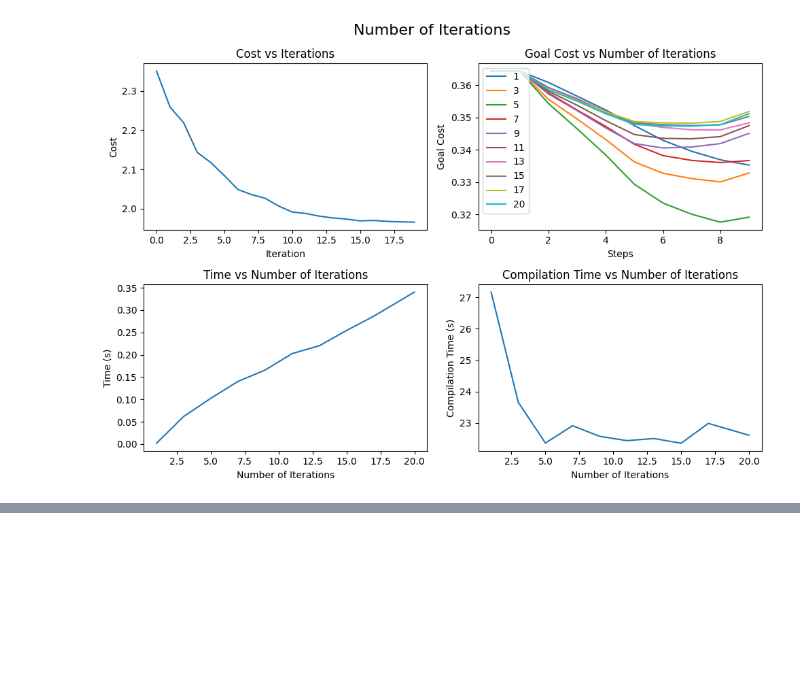
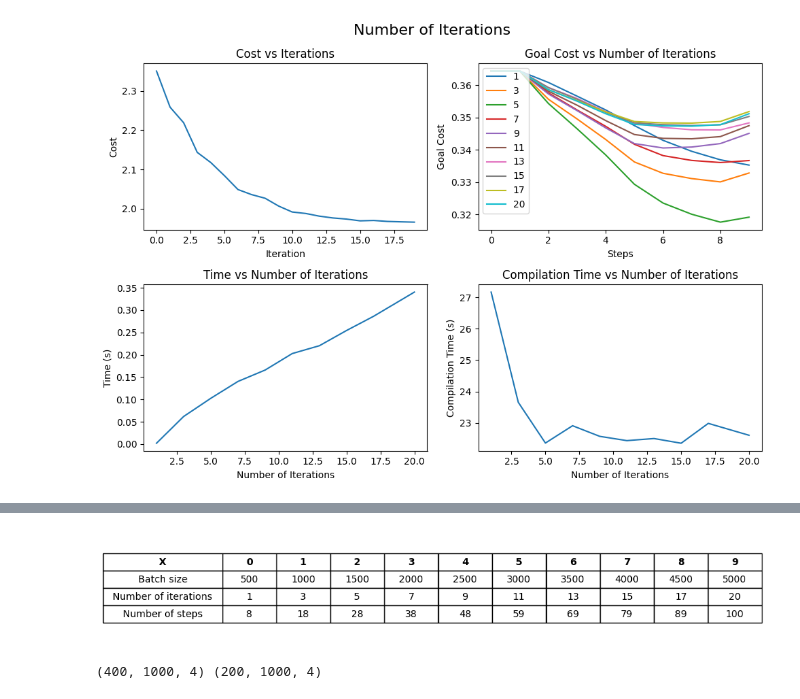
Before and after one commit to patsyuk03/mjx_planner, a Jupyter notebook: performance_testing.ipynb, the cells around one changed output, grey strips where cells are left out. Cells and saved outputs as stored; diff of their text form; code cells hidden in the pictures; blank space fills up the shorter version.

```diff
--- a/performance_testing.ipynb
+++ b/performance_testing.ipynb
@@ -388,0 +436,4 @@ plt.show()
+# %%
+num_batch_list = np.linspace(500, 5000, 10, dtype=int)
+num_steps_list = np.linspace(8, 100, 10, dtype=int)
+num_iter_list = np.linspace(1, 20, 10, dtype=int)
@@ -388,0 +442,34 @@ plt.show()
+# %%
+data = {
+    "X": np.arange(0, 10),
+    "Batch size": num_batch_list,
+    "Number of iterations": num_iter_list,
+    "Number of steps": num_steps_list
+}
+
+df = pd.DataFrame(data)
+df_transposed = df.T
+
+fig, ax = plt.subplots(figsize=(10, 1.5))
+ax.axis('off')
+ax.set_position([0.2, 0, 0.78, 1])
+table = ax.table(cellText=df_transposed.values,
+                 rowLabels=df_transposed.index,
+                 loc='center',
+                 cellLoc='center',
+                 rowLoc='center')
+
+for col in range(df_transposed.shape[1]):
+    cell = table[(0, col)]
+    cell.set_text_props(weight='bold')
+
+for key, cell in table.get_celld().items():
+    if cell.get_text().get_text() == "X":
+        cell.set_text_props(weight='bold')
+
+
+table.scale(1, 1.5)
+plt.savefig(f"{os.path.abspath("")}/img/time_perf_table.png")
+plt.show()
+# %% [output]
+[figure, added]
@@ -388,0 +479,4 @@ plt.show()
+# %%
+print(plots.shape, table_.shape)
+# %% [output]
+(400, 1000, 4) (200, 1000, 4)
```
Also changed, not shown: parts of 7 cells of this notebook, 3 other files.
